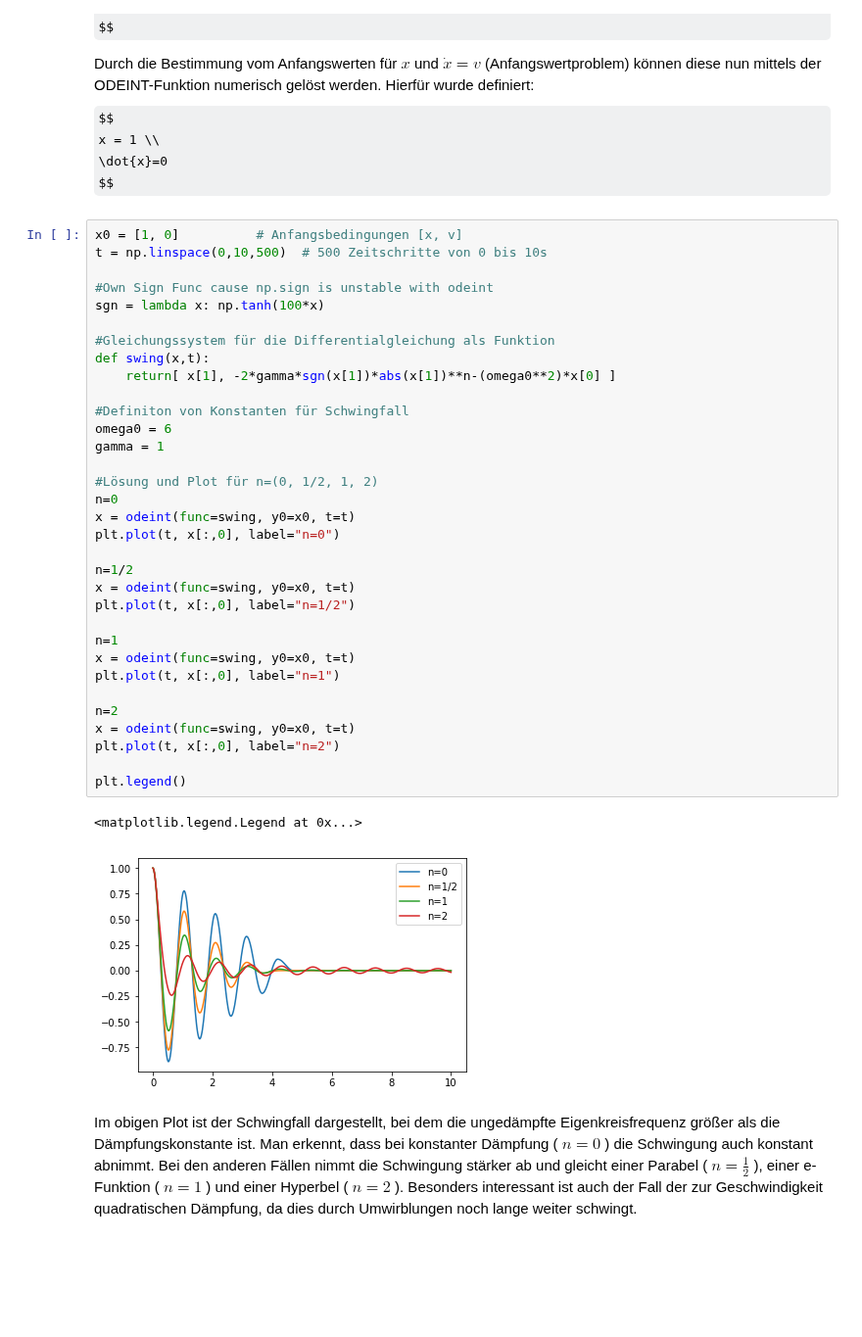
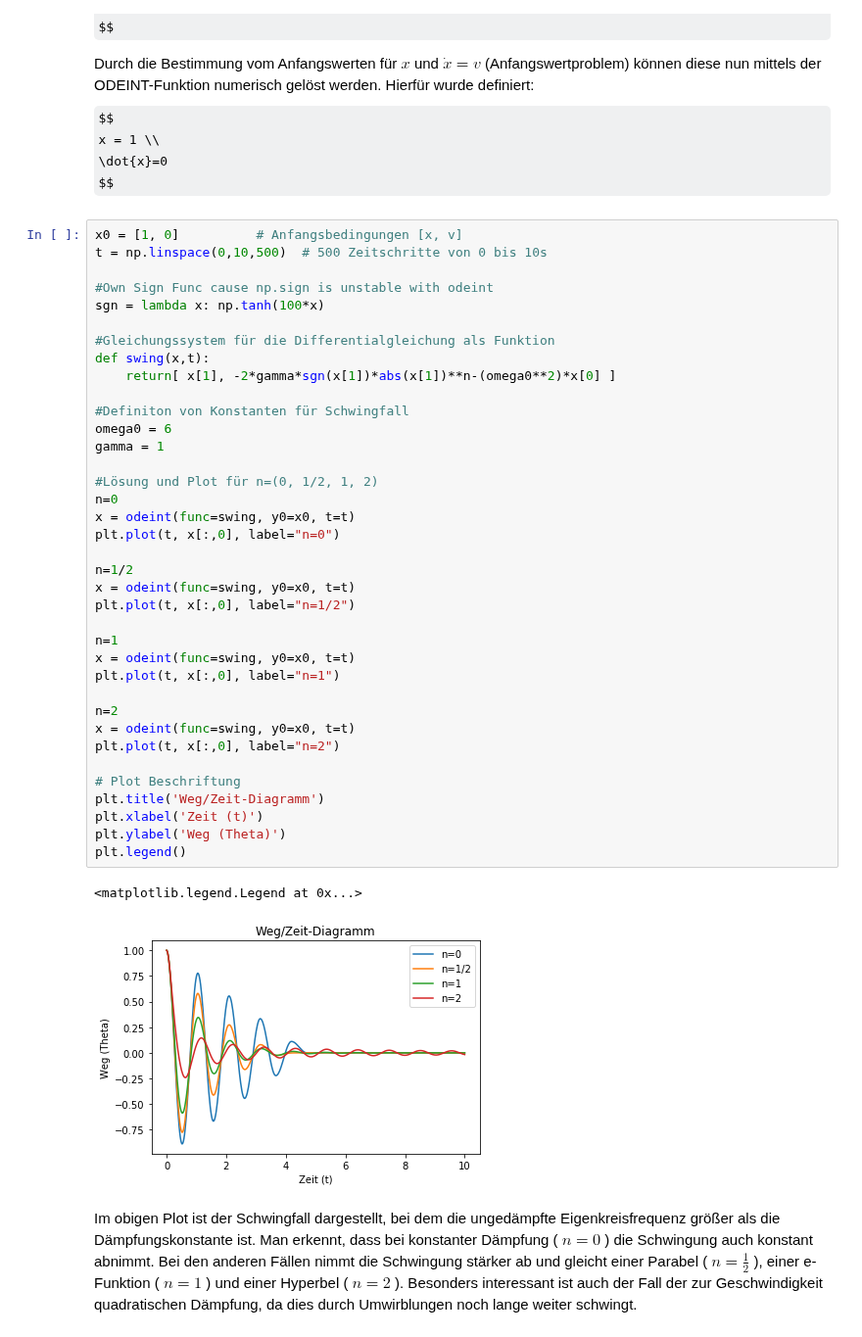
Before and after one commit to darenegade/modellbildung, a Jupyter notebook: Abgabe 3/Abgabe 3.ipynb, the cells around one changed output. Shown at 98% size. Cells and saved outputs as stored; diff of their text form; some formulas as TeX source; blank space fills up the shorter version.

```diff
--- a/Abgabe 3/Abgabe 3.ipynb
+++ b/Abgabe 3/Abgabe 3.ipynb
@@ -67,34 +67,38 @@ t = np.linspace(0,10,500)  # 500 Zeitschritte von 0 bis 10s
 sgn = lambda x: np.tanh(100*x)
 
 #Gleichungssystem für die Differentialgleichung als Funktion
 def swing(x,t):
     return[ x[1], -2*gamma*sgn(x[1])*abs(x[1])**n-(omega0**2)*x[0] ]
 
 #Definiton von Konstanten für Schwingfall
 omega0 = 6
 gamma = 1
 
 #Lösung und Plot für n=(0, 1/2, 1, 2)
 n=0
 x = odeint(func=swing, y0=x0, t=t)
 plt.plot(t, x[:,0], label="n=0")
 
 n=1/2
 x = odeint(func=swing, y0=x0, t=t)
 plt.plot(t, x[:,0], label="n=1/2")
 
 n=1
 x = odeint(func=swing, y0=x0, t=t)
 plt.plot(t, x[:,0], label="n=1")
 
 n=2
 x = odeint(func=swing, y0=x0, t=t)
 plt.plot(t, x[:,0], label="n=2")
 
+# Plot Beschriftung
+plt.title('Weg/Zeit-Diagramm')
+plt.xlabel('Zeit (t)')
+plt.ylabel('Weg (Theta)')
 plt.legend()
 # %% [output]
 <matplotlib.legend.Legend at 0x...>
-[figure, old version]
+[figure, new version]
 # %% [markdown]
 Im obigen Plot ist der Schwingfall dargestellt, bei dem die ungedämpfte Eigenkreisfrequenz größer als die Dämpfungskonstante ist. Man erkennt, dass bei konstanter Dämpfung ( $n=0$ ) die Schwingung auch konstant abnimmt. Bei den anderen Fällen nimmt die Schwingung stärker ab und gleicht einer Parabel ( $ n=\frac{1}{2}$ ), einer e-Funktion ( $n=1$ ) und einer Hyperbel ( $n=2$ ). Besonders interessant ist auch der Fall der zur Geschwindigkeit quadratischen Dämpfung, da dies durch Umwirblungen noch lange weiter schwingt.
 # %%
```
Also changed, not shown: parts of 26 cells of this notebook, 18 other files.
